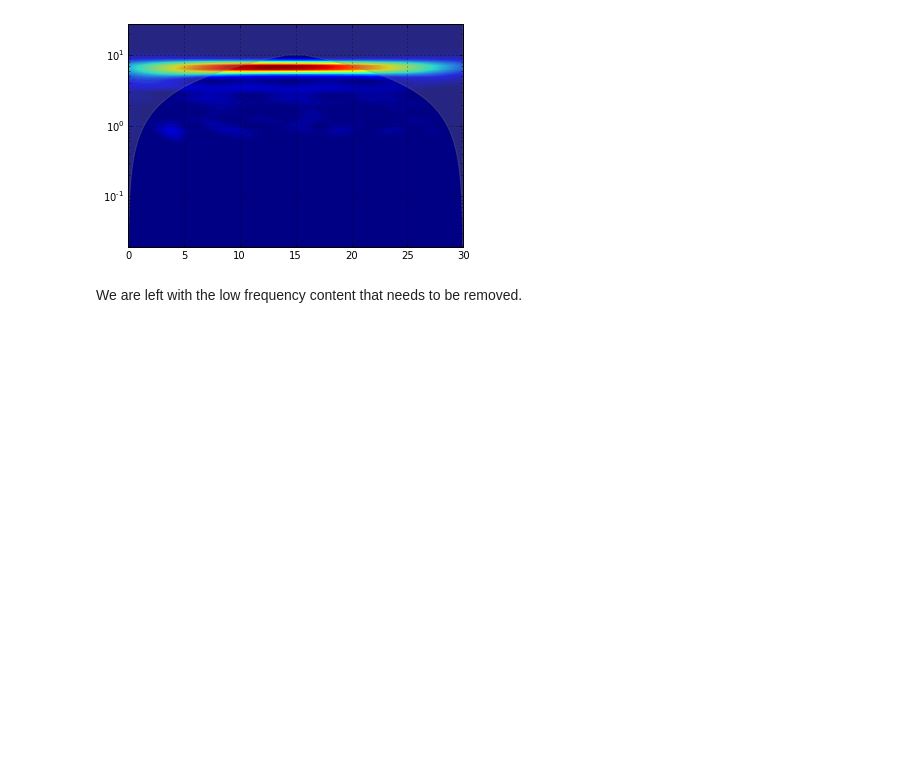
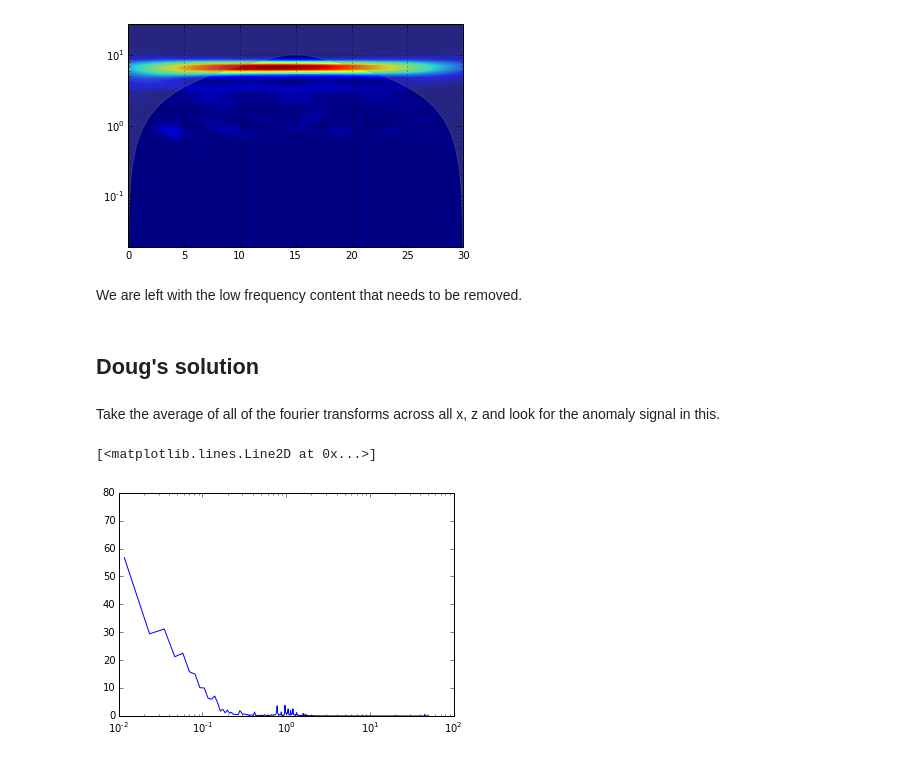
Before and after one commit to aaren/thesis, a Jupyter notebook: chapters/turbulence/wave-subtraction/summary.ipynb, the cells around one changed output. Saved outputs shown, nothing was run; the diff lists cells and outputs as text; code cells hidden in the pictures; blank space fills up the shorter version.

```diff
--- a/chapters/turbulence/wave-subtraction/summary.ipynb
+++ b/chapters/turbulence/wave-subtraction/summary.ipynb
@@ -160,3 +159,15 @@ wavelets.WaveletTransform((signal - rsignal)[:3000], dt=0.01).plot_power()
 [figure]
 # %% [markdown]
 We are left with the low frequency content that needs to be removed.
+# %% [markdown]
+## Doug's solution
+# %% [markdown]
+Take the average of all of the fourier transforms across all x, z and look for the anomaly signal in this.
+# %%
+all_fft = np.fft.rfft(r.U[:], axis=-1)
+mean_fft = all_fft.mean(axis=0).mean(axis=0)
+# %%
+plt.semilogx(all_freq, np.abs(mean_fft))
+# %% [output]
+[<matplotlib.lines.Line2D at 0x...>]
+[figure, added]
```
Also changed, not shown: parts of 23 cells of this notebook.
